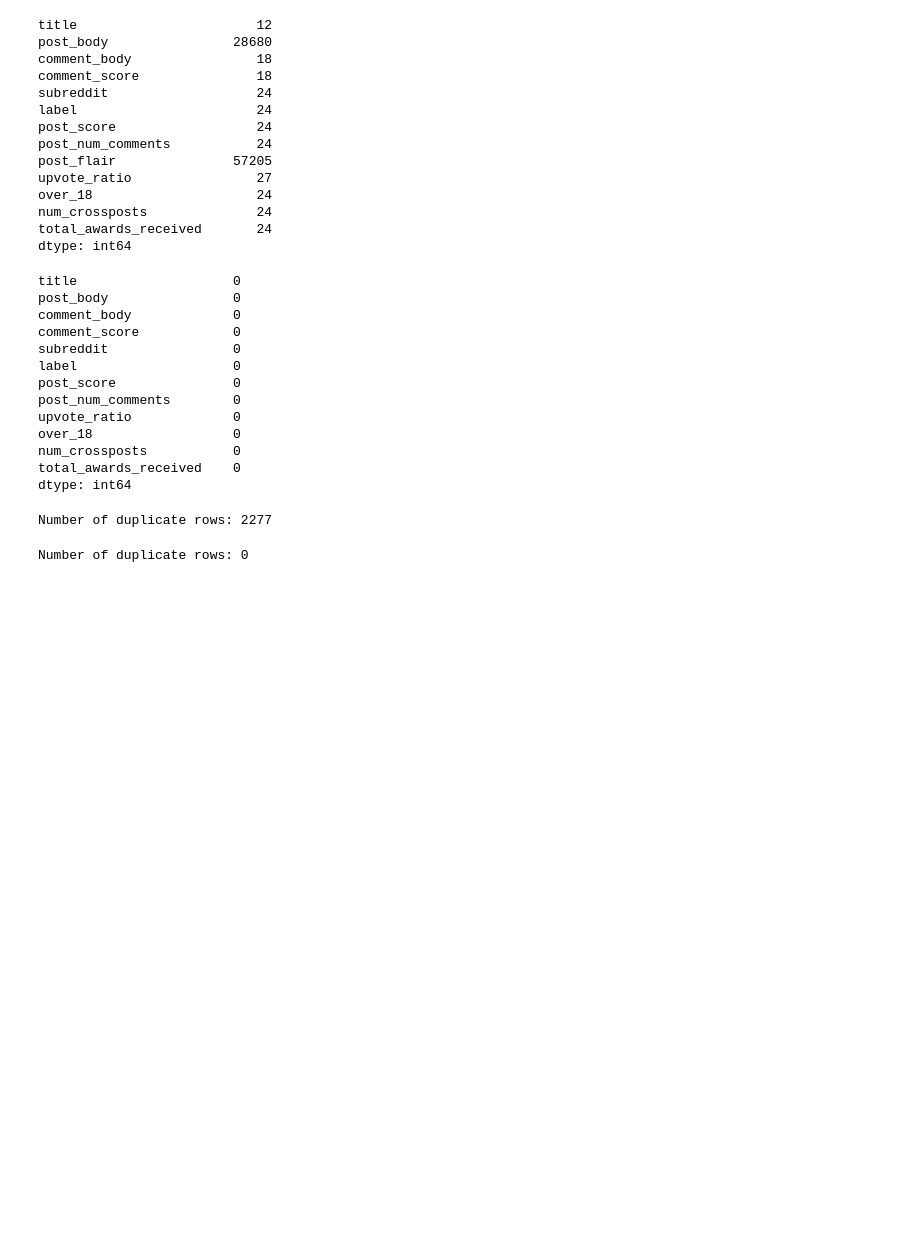
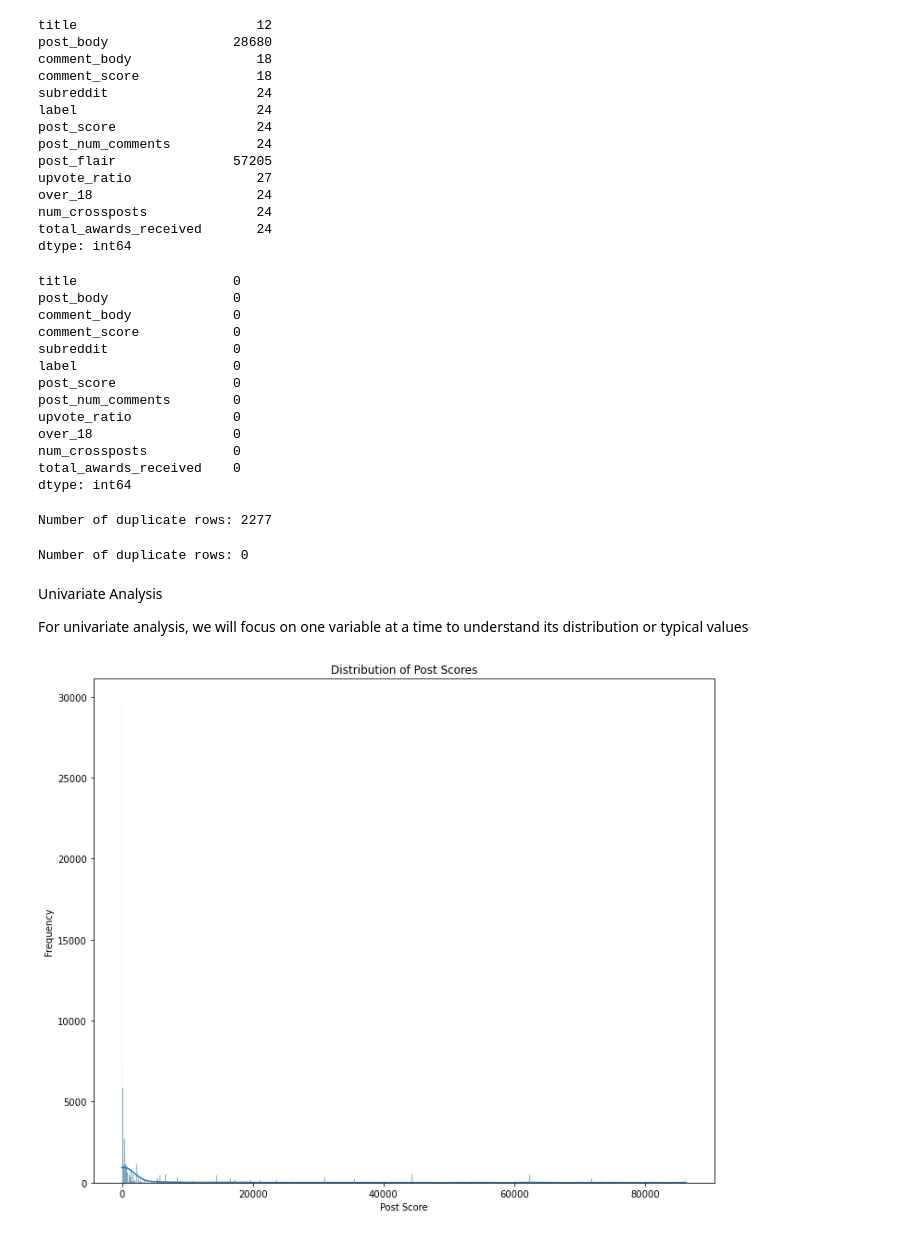
Before and after one commit to CynthiaJerono/Phase_5_Project, a Jupyter notebook: Bestina.ipynb, the cells around one changed output. Saved outputs shown, nothing was run; the diff lists cells and outputs as text; code cells hidden in the pictures; blank space fills up the shorter version.

Commit message:
data visualizations

```diff
--- a/Bestina.ipynb
+++ b/Bestina.ipynb
@@ -223,0 +226,13 @@ df.columns = df.columns.str.strip()
+# %% [markdown]
+Univariate Analysis
+
+For univariate analysis, we will focus on one variable at a time to understand its distribution or typical values
+# %%
+plt.figure(figsize=(12, 10))
+sns.histplot(df['post_score'], kde=True)
+plt.title('Distribution of Post Scores')
+plt.xlabel('Post Score')
+plt.ylabel('Frequency')
+plt.show()
+# %% [output]
+[figure, added]
```
Also changed, not shown: parts of 1 cell of this notebook.
